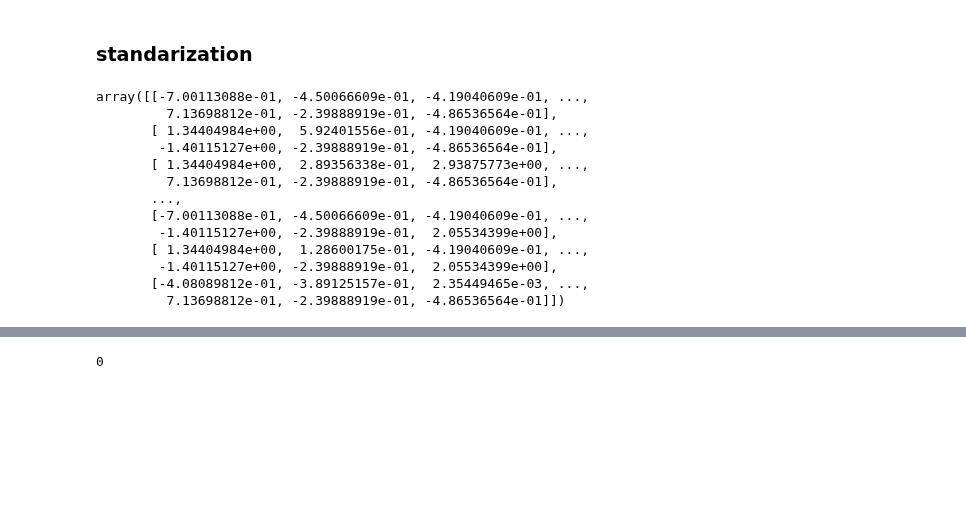
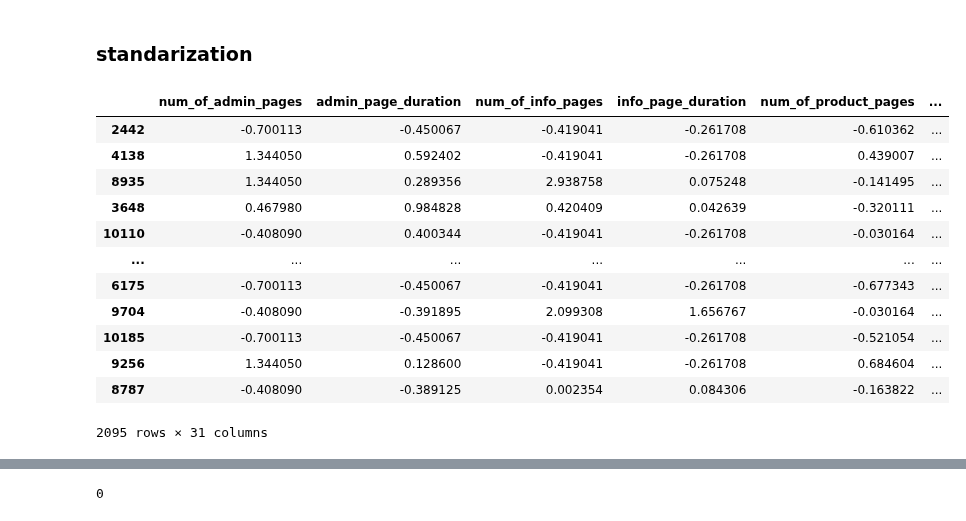
Before and after one commit to MrPupik/INTO_TO_ML, a Jupyter notebook: project/amit_nb.ipynb, the cells around one changed output, grey strips where cells are left out. Drawn from its saved outputs; the diff is of its cells as text; code cells hidden in the pictures; blank space fills up the shorter version.

```diff
--- a/project/amit_nb.ipynb
+++ b/project/amit_nb.ipynb
@@ -107,18 +112,24 @@ X_train = X_train.drop(columns=['id'])
 ## convert to numeric
 fields = ['info_page_duration', 'product_page_duration']
 
-for field in fields:
-    print(field, 'str structure:', X_train[field].value_counts().index[0])
+def page_durations_prep(X):
+    for field in fields:
+        print(field, 'str structure:', X[field].value_counts().index[0])
 
+        # make sure all durations are in minutes
+        print('not minutes count: ', len(X.loc[~X[field].str.contains('minutes').astype('bool'),(field)]))
+        print('nan count: ', X[field].isnull().sum())
 
-    # make sure all durations are in minutes
-    print('not minutes count: ', len(X_train.loc[~X_train[field].str.contains('minutes').astype('bool'),(field)]))
-    print('nan count: ', X_train[field].isnull().sum())
+        # convert to float `type(d)==str ` handles nan values
+        X[field] = [float(d.split()[0]) if type(d) is str else np.nan for d in X[field]]
 
+        print('new types:')
+        X.dtypes[fields]
 
-    # convert to float `type(d)==str ` handles nan values
-    X_train[field] = [float(d.split()[0]) if type(d) is str else np.nan for d in X_train[field]]
+    return X
 
-print('new types:')
-X_train.dtypes[fields]
+print('train:')
+X_train = page_durations_prep(X_train)
+print('test:')
+X_test = page_durations_prep(X_test)
 # %% [output]
@@ -143,7 +162,7 @@ avgs = (avg_time_in_info_page, avg_time_in_product_page, avg_time_in_admin_page)
 
 def page_durations_data_prep(X):
     for i, field in enumerate(fields):
-        X[field] = X_train[field].fillna(avgs[i])
+        X[field] = X[field].fillna(avgs[i])
     return X
 
 X_train = page_durations_data_prep(X_train)
@@ -647,5 +656,0 @@ nan count after filling: 0
-# %%
-print('nan count', X_train.B.isna().sum())
-print('fill with mean')
-X_train.B = X_train.B.fillna(X_train.B.mean())
-print('nan count after', X_train.B.isna().sum())
@@ -685,20 +717,27 @@ number of users under 30 seconds: 161
 # %% [markdown]
 ### standarization
 # %%
-standard_scaler = StandardScaler()
-standard_scaler.fit(X_train)
-standard_scaler.transform(X_train)
+def standarization(X):
+    standard_scaler = StandardScaler()
+    standard_scaler.fit(X_train)
+    X.loc[:,:] = standard_scaler.transform(X)
+    return X
+
+X_train = standarization(X_train)
+X_test = standarization(X_test)
-# %% [output]
-array([[-7.00113088e-01, -4.50066609e-01, -4.19040609e-01, ...,
-         7.13698812e-01, -2.39888919e-01, -4.86536564e-01],
-       [ 1.34404984e+00,  5.92401556e-01, -4.19040609e-01, ...,
-        -1.40115127e+00, -2.39888919e-01, -4.86536564e-01],
-       [ 1.34404984e+00,  2.89356338e-01,  2.93875773e+00, ...,
-         7.13698812e-01, -2.39888919e-01, -4.86536564e-01],
-       ...,
-       [-7.00113088e-01, -4.50066609e-01, -4.19040609e-01, ...,
-        -1.40115127e+00, -2.39888919e-01,  2.05534399e+00],
-       [ 1.34404984e+00,  1.28600175e-01, -4.19040609e-01, ...,
-        -1.40115127e+00, -2.39888919e-01,  2.05534399e+00],
-       [-4.08089812e-01, -3.89125157e-01,  2.35449465e-03, ...,
-         7.13698812e-01, -2.39888919e-01, -4.86536564e-01]])
+# %%
+X_train
+# %% [output]
+|  | num_of_admin_pages | admin_page_duration | num_of_info_pages | info_page_duration | num_of_product_pages | ... |
+| 2442 | -0.700113 | -0.450067 | -0.419041 | -0.261708 | -0.610362 | ... |
+| 4138 | 1.344050 | 0.592402 | -0.419041 | -0.261708 | 0.439007 | ... |
+| 8935 | 1.344050 | 0.289356 | 2.938758 | 0.075248 | -0.141495 | ... |
+| 3648 | 0.467980 | 0.984828 | 0.420409 | 0.042639 | -0.320111 | ... |
+| 10110 | -0.408090 | 0.400344 | -0.419041 | -0.261708 | -0.030164 | ... |
+| ... | ... | ... | ... | ... | ... | ... |
+| 6175 | -0.700113 | -0.450067 | -0.419041 | -0.261708 | -0.677343 | ... |
+| 9704 | -0.408090 | -0.391895 | 2.099308 | 1.656767 | -0.030164 | ... |
+| 10185 | -0.700113 | -0.450067 | -0.419041 | -0.261708 | -0.521054 | ... |
+| 9256 | 1.344050 | 0.128600 | -0.419041 | -0.261708 | 0.684604 | ... |
+| 8787 | -0.408090 | -0.389125 | 0.002354 | 0.084306 | -0.163822 | ... |
+2095 rows × 31 columns
```
Also changed, not shown: parts of 15 cells of this notebook.
